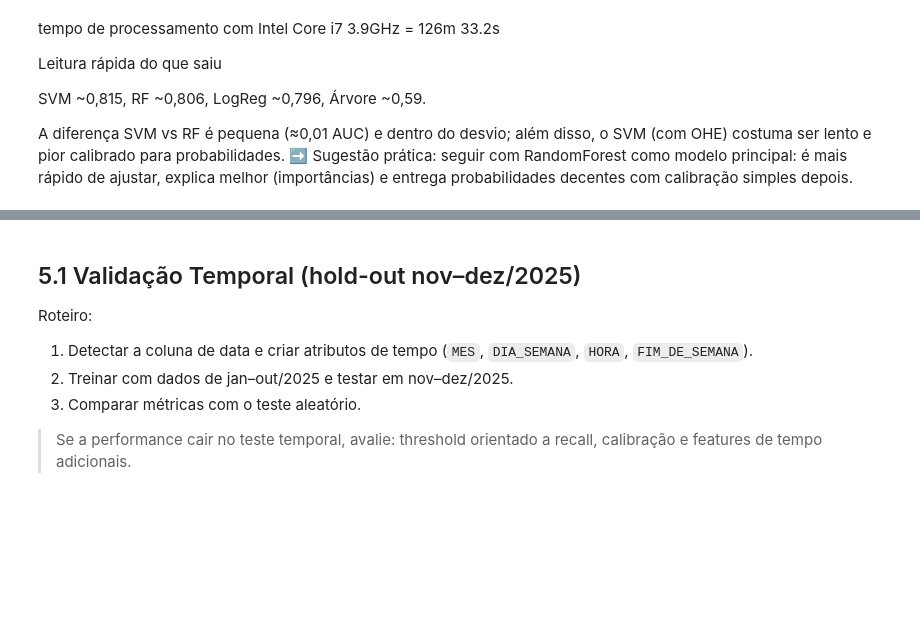
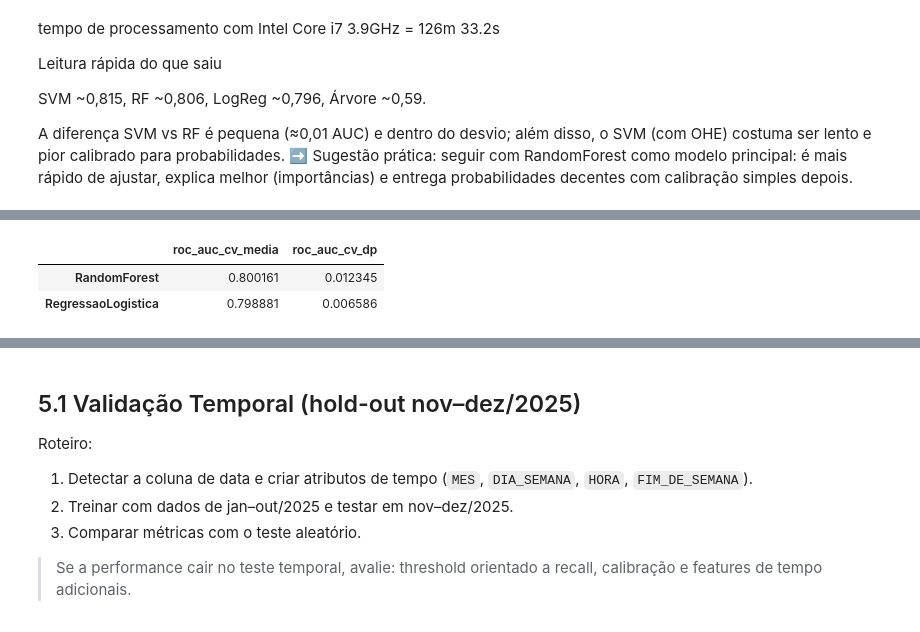
Before and after one commit to mvssc3/repo-github, a Jupyter notebook: Projeto ADA ML1/Projeto_ADA_ML1_ARTESP_2025_PTBR.ipynb, the cells around one changed output, grey strips where cells are left out. Drawn from its saved outputs; the diff is of its cells as text; code cells hidden in the pictures; blank space fills up the shorter version.

```diff
--- a/Projeto ADA ML1/Projeto_ADA_ML1_ARTESP_2025_PTBR.ipynb
+++ b/Projeto ADA ML1/Projeto_ADA_ML1_ARTESP_2025_PTBR.ipynb
@@ -390,3 +398,51 @@ A diferença SVM vs RF é pequena (≈0,01 AUC) e dentro do desvio; além disso,
+# %%
+semente = 42
+tamanho_teste = 0.2
+
+IMB_DISPONIVEL = globals().get('IMB_DISPONIVEL', 'ImbPipeline' in globals())
+
+X = dados[colunas_explicativas].copy()
+y = dados[alvo].copy()
+
+X_treino, X_teste, y_treino, y_teste = train_test_split(X, y, test_size=tamanho_teste, stratify=y, random_state=semente)
+
+cv = StratifiedKFold(n_splits=3, shuffle=True, random_state=semente)
+
+def construir_pipeline(est, usar_smote: bool = True):
+    etapas = [('pre', preprocessador)]
+    if usar_pca:
+        etapas.append(etapa_pca)
+    if IMB_DISPONIVEL and usar_smote:
+        etapas.append(('smote', SMOTE(random_state=semente)))
+    etapas.append(('modelo', est))
+    return ImbPipeline(etapas) if IMB_DISPONIVEL else Pipeline(etapas)
+
+logistica = LogisticRegression(max_iter=300, class_weight=None if IMB_DISPONIVEL else 'balanced')
+arvore = DecisionTreeClassifier(random_state=semente, class_weight=None if IMB_DISPONIVEL else 'balanced')
+floresta = RandomForestClassifier(n_estimators=300, random_state=semente, n_jobs=-1, class_weight='balanced')
+svm_clf = SVC(probability=True, random_state=semente, class_weight=None if IMB_DISPONIVEL else 'balanced')
+
+modelos = {
+    'RegressaoLogistica': construir_pipeline(logistica, usar_smote=True),
+    'RandomForest': construir_pipeline(floresta, usar_smote=False),
+    # 'ArvoreDecisao': construir_pipeline(arvore),
+    # 'SVM': construir_pipeline(svm_clf),
+}
+
+def cv_roc_auc(pipe, X, y, cv):
+    escores = cross_val_score(pipe, X, y, cv=cv, scoring='roc_auc', n_jobs=-1)
+    return escores.mean(), escores.std()
+
+resultados_baseline = {}
+for nome, pipe in modelos.items():
+    media_auc, desvio_auc = cv_roc_auc(pipe, X_treino, y_treino, cv)
+    resultados_baseline[nome] = {'roc_auc_cv_media': media_auc, 'roc_auc_cv_dp': desvio_auc}
+
+pd.DataFrame(resultados_baseline).T.sort_values('roc_auc_cv_media', ascending=False)
+# %% [output]
+|  | roc_auc_cv_media | roc_auc_cv_dp |
+| RandomForest | 0.800161 | 0.012345 |
+| RegressaoLogistica | 0.798881 | 0.006586 |
 # %%
 melhor_nome = max(resultados_baseline, key=lambda k: resultados_baseline[k]['roc_auc_cv_media'])
 melhor_pipe = modelos[melhor_nome]
```
Also changed, not shown: parts of 8 cells of this notebook.
